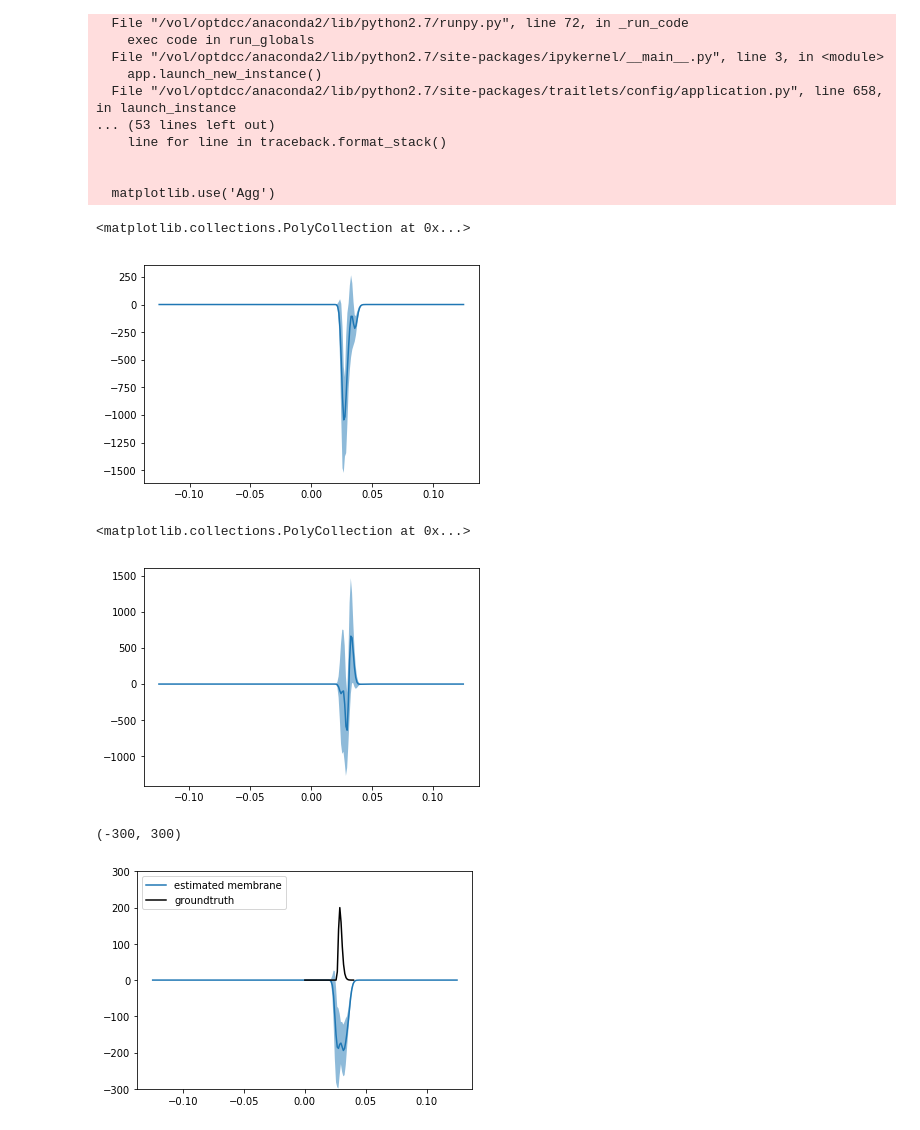
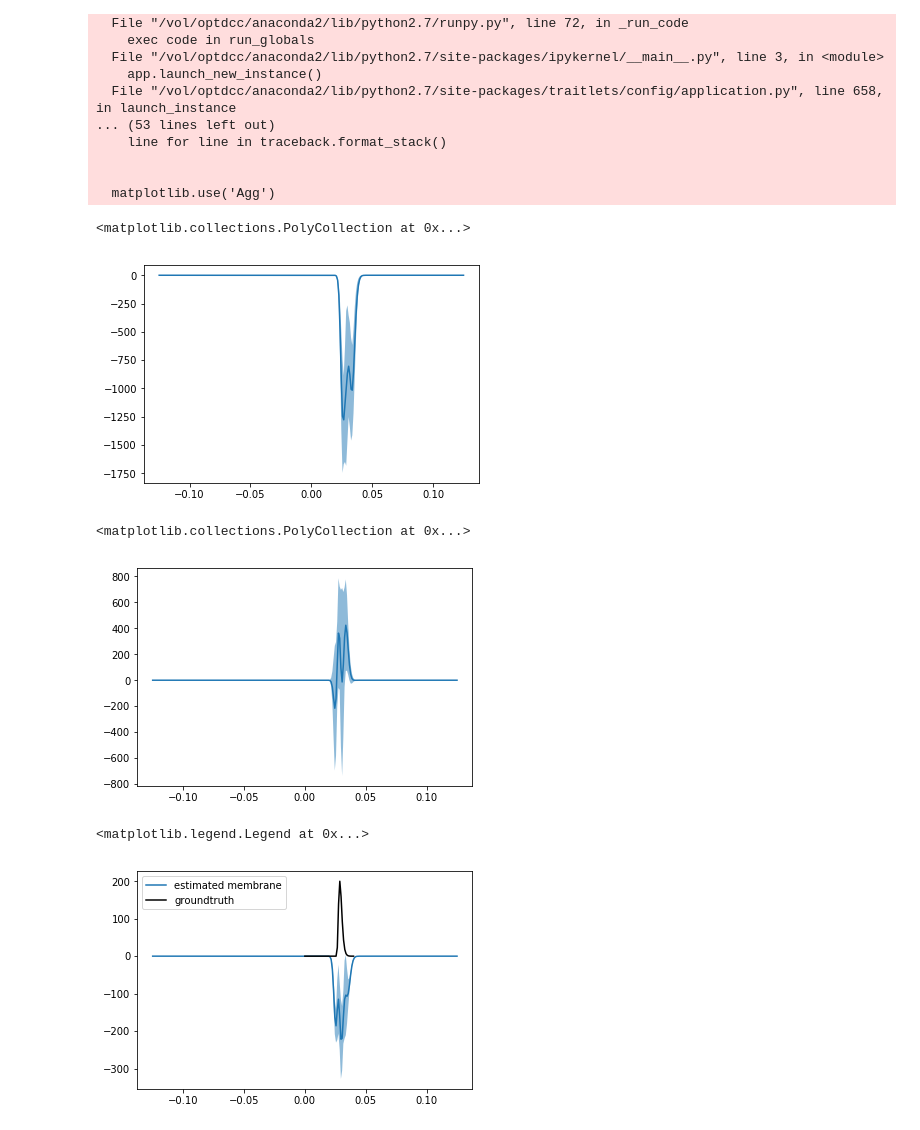
Before and after one commit to LucaAmbrogioni/GP-CaKe-project, a Jupyter notebook: SpikeSimulations.ipynb, the cells around one changed output. Saved outputs shown, nothing was run; the diff lists cells and outputs as text; code cells hidden in the pictures.

```diff
--- a/SpikeSimulations.ipynb
+++ b/SpikeSimulations.ipynb
@@ -44,7 +56,7 @@ else:
     adj_mat[np.diag_indices(p)] = 0
 
 
-connection_strength     = -0.1
+connection_strength     = -0.2
 
 ntime_points            = 250
 time_step               = 0.001
@@ -293,7 +305,7 @@ plt.plot(time_range, mean_kernels01.flatten())
 plt.fill_between(time_range, mean_kernels01 - sd_kernels01*1.96, mean_kernels01 + sd_kernels01*1.96, alpha=0.5)
 # %% [output]
 <matplotlib.collections.PolyCollection at 0x...>
-[figure, old version]
+[figure, new version]
 # %%
 mean_kernels10 = np.mean(connectivity,axis=0)[1,0,:]
 sd_kernels10 = np.std(connectivity,axis=0)[1,0,:]/np.sqrt(float(ntrials_train))
@@ -301,7 +313,7 @@ plt.plot(time_range, mean_kernels10.flatten())
 plt.fill_between(time_range, mean_kernels10 - sd_kernels10*1.96, mean_kernels10 + sd_kernels10*1.96, alpha=0.5)
 # %% [output]
 <matplotlib.collections.PolyCollection at 0x...>
-[figure, old version]
+[figure, new version]
 # %%
 
 estimated_membrane = [np.concatenate(tuple([np.reshape(np.array(get_membrane(np.reshape(trial[n,:]*2 - 1.,
@@ -320,18 +332,18 @@ est_connectivity = cake.run_spike_membrane_analysis(spike_data=training_samples[
 # %%
 est_mean_kernels01 = np.mean(est_connectivity,axis=0)[0,1,:]
 est_sd_kernels01 = np.std(est_connectivity,axis=0)[0,1,:]/np.sqrt(float(ntrials_train))
 plt.plot(time_range, est_mean_kernels01.flatten(), label = "estimated membrane")
 plt.fill_between(time_range, est_mean_kernels01 - est_sd_kernels01*1.96,
                              est_mean_kernels01 + est_sd_kernels01*1.96, alpha=0.5)
 #plt.plot(time_range, mean_kernels01.flatten(), c = "r", label = "real membrane")
 #plt.fill_between(time_range, mean_kernels01 - sd_kernels01, mean_kernels01 + sd_kernels01, alpha=0.25, color = "r")
 epsp_time = np.linspace(0, 0.04,40)
 plt.plot(epsp_time, simulation.neuron_functions["epsp"]*200, c = "k", label = "groundtruth")
 plt.legend(loc="best")
-plt.ylim(-300,300)
+#plt.ylim(-300,300)
 # %% [output]
-(-300, 300)
+<matplotlib.legend.Legend at 0x...>
-[figure, old version]
+[figure, new version]
 # %%
 est_mean_kernels10 = np.mean(est_connectivity,axis=0)[1,0,:]
 est_sd_kernels10 = np.std(est_connectivity,axis=0)[1,0,:]/np.sqrt(float(ntrials_train))
```
Also changed, not shown: parts of 11 cells of this notebook.
